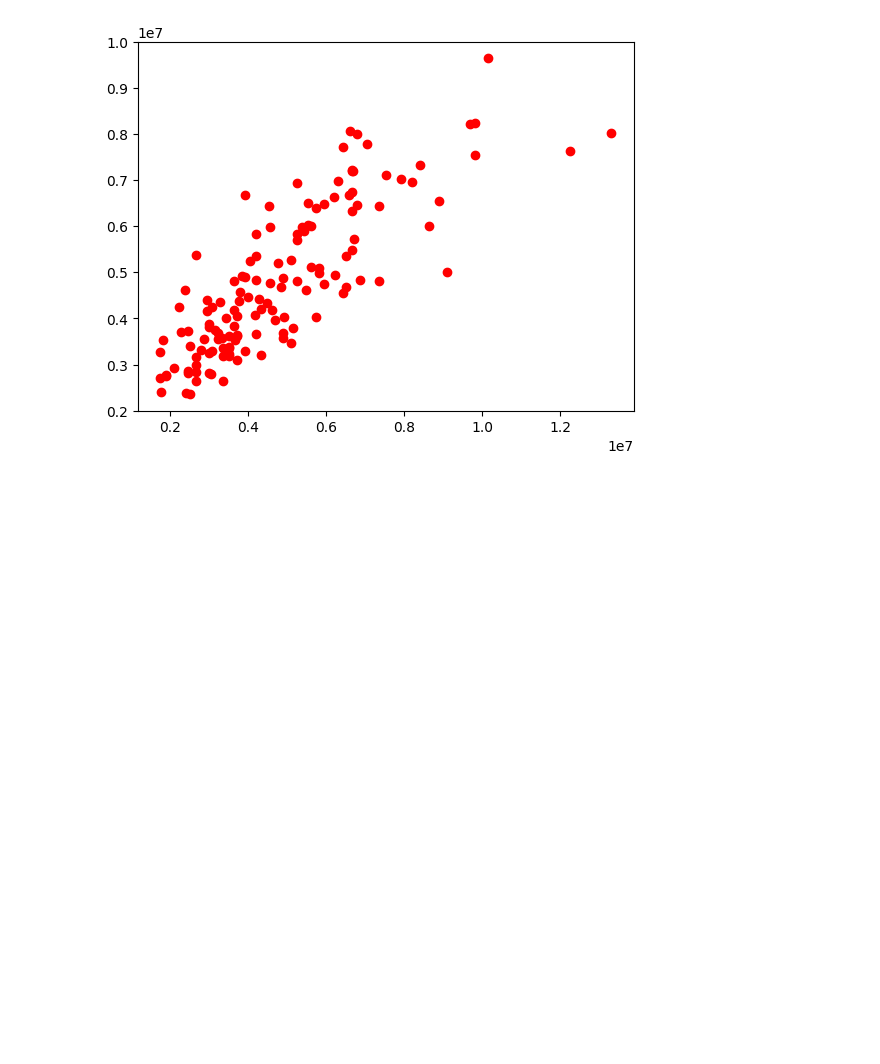
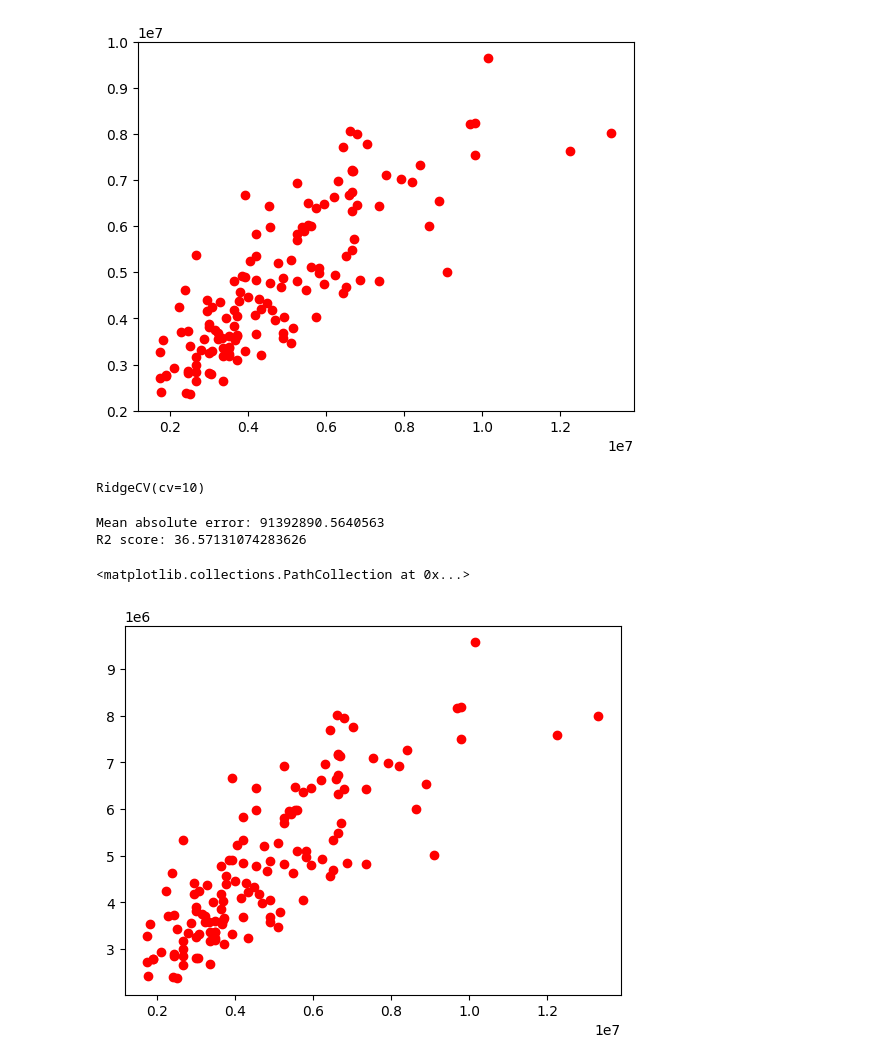
Before and after one commit to ayushjaswal/House_pricing_predictor, a Jupyter notebook: notebook/notebook.ipynb, the cells around one changed output. Saved outputs shown, nothing was run; the diff lists cells and outputs as text; code cells hidden in the pictures; blank space fills up the shorter version.

Commit message:
update model

```diff
--- a/notebook/notebook.ipynb
+++ b/notebook/notebook.ipynb
@@ -147,6 +152,6 @@ R2 score: 38.168940951048036
 [figure]
 # %%
 from sklearn.linear_model import LassoCV
-lassocvreg = LassoCV()
+lassocvreg = LassoCV(cv=5)
 lassocvreg.fit(X_train_scaled, y_train)
 # %% [output]
@@ -164,6 +169,25 @@ Mean absolute error: 91596064.07236218
 R2 score: 38.14042658031437
 <matplotlib.collections.PathCollection at 0x...>
 [figure]
+# %%
+from sklearn.linear_model import RidgeCV
+ridgeCv = RidgeCV(cv=10)
+ridgeCv.fit(X_train_scaled, y_train)
+# %% [output]
+RidgeCV(cv=10)
+# %%
+from sklearn.metrics import mean_absolute_error, r2_score
+y_pred = ridgeCv.predict(X_test_scaled)
+mae_enet = mean_absolute_error(y_test, y_pred)
+score_enet = r2_score(y_pred, y_test)
+print(f"Mean absolute error: {mae_enet*100}")
+print(f"R2 score: {score_enet*100}  ")
+plt.scatter(y_test, y_pred, color='red')
+# %% [output]
+Mean absolute error: 91392890.5640563
+R2 score: 36.57131074283626
+<matplotlib.collections.PathCollection at 0x...>
+[figure, added]
 # %%
 import pickle as pkl
 pkl.dump(scaler, open('scaler.pkl', 'wb'))
```
Also changed, not shown: parts of 3 cells of this notebook, 2 other files.
